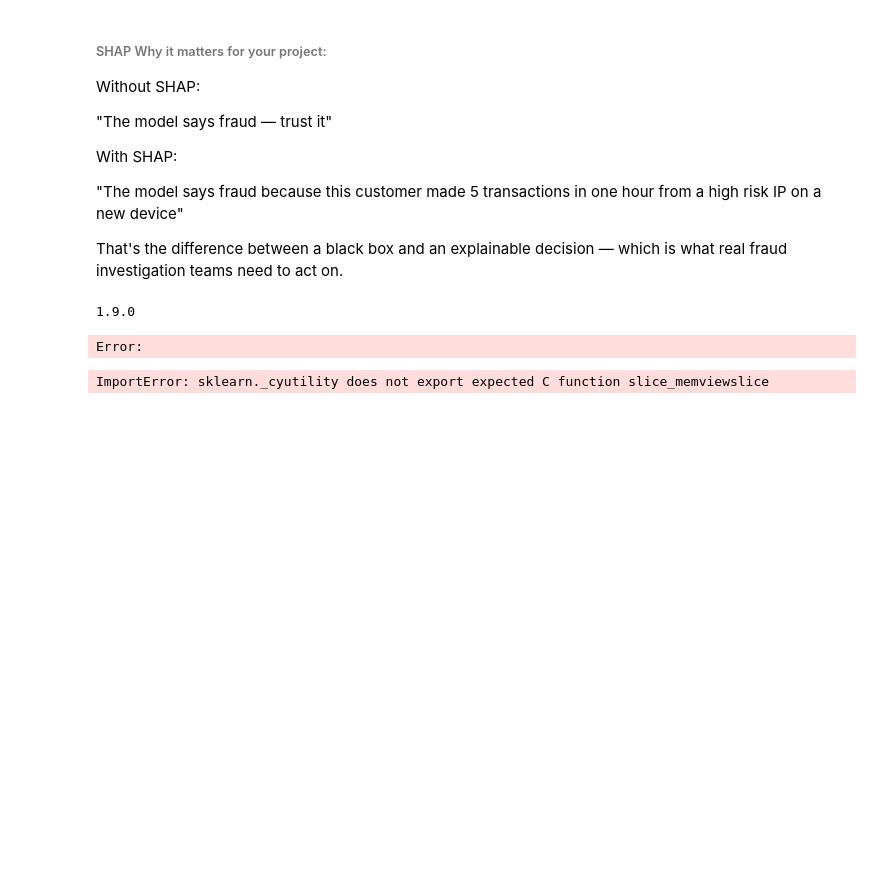
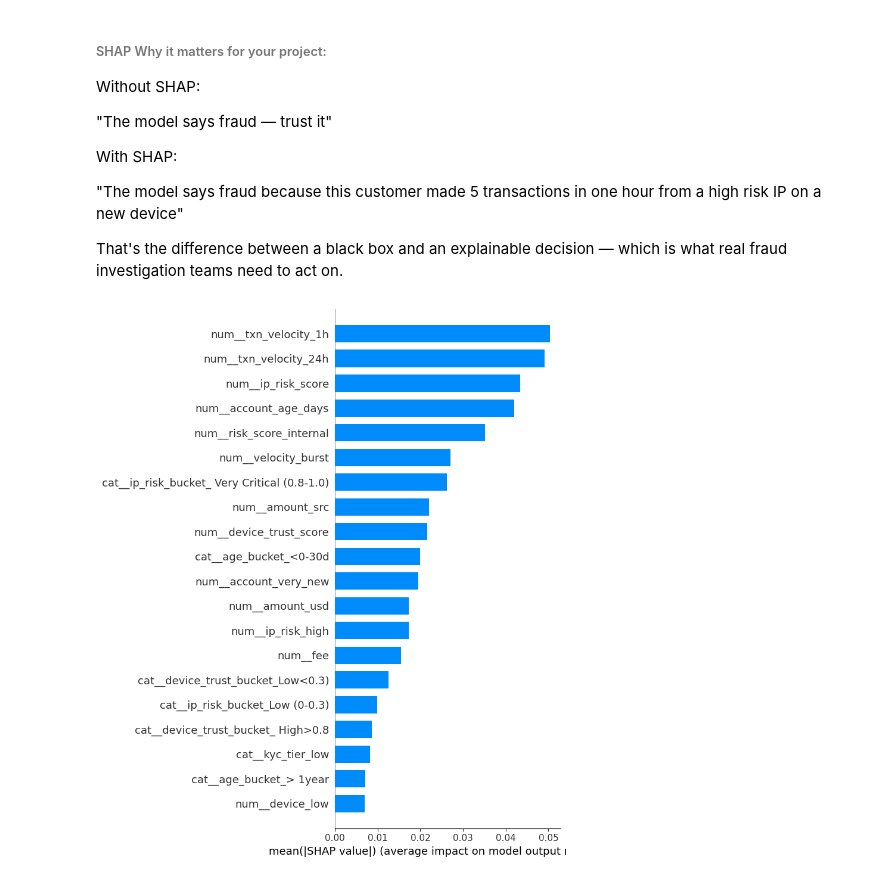
Before and after one commit to Opeyemi-io/Fraudulent-Transaction-Detection-for-Digital-Money-Transfer, a Jupyter notebook: notebook/model.ipynb, the cells around one changed output. Drawn from its saved outputs; the diff is of its cells as text; code cells hidden in the pictures; blank space fills up the shorter version.

```diff
--- a/notebook/model.ipynb
+++ b/notebook/model.ipynb
@@ -6,6 +6,15 @@ import seaborn as sns
 # %%
 df = pd.read_csv(r'C:\Users\Opeyemi\OneDrive - UNC Kenan-Flagler Business School\Desktop\Data Science\Fraudulent-Transaction-Detection-for-Digital-Money-Transfer/data/cleaned_transactionsV1.csv')
 # %%
+# Convert to datetime first
+df['timestamp'] = pd.to_datetime(df['timestamp'])
+
+# Extract timestamp features
+df['hour_of_day'] = df['timestamp'].dt.hour
+df['day_of_week'] = df['timestamp'].dt.dayofweek
+df['is_weekend'] = (df['day_of_week'] >= 5).astype(int)
+df['is_night']    = (df['timestamp'].dt.hour.between(0, 5)).astype(int)
+
 # split data chronologically
 df = df.sort_values('timestamp').reset_index(drop=True)
 
@@ -246,15 +266,22 @@ With SHAP:
 "The model says fraud because this customer made 5 transactions in one hour from a high risk IP on a new device"
 
 That's the difference between a black box and an explainable decision — which is what real fraud investigation teams need to act on.
-# %%
-import sklearn
-print(sklearn.__version__)
-# %% [output]
-1.9.0
-Error:
 # %%
 import shap
 
 explainer = shap.TreeExplainer(rf_model)
+
+# calculate SHAP values for the test set
+# Think of it like a report card with explanations:
+x_test_sample =pd.DataFrame(
+x_test_processed[:200],
+columns = preprocessor.get_feature_names_out()
+)
+shap_values = explainer.shap_values(x_test_sample, check_additivity=False)
-# %% [output]
-ImportError: sklearn._cyutility does not export expected C function slice_memviewslice
+# %%
+# shap.summary_plot "Draw me a summary chart
+# >> From the SHAP values, give me all samples, all features, but only for class 1 (fraud)
+#>> make it a bar chart to show which features are most important in predicting fraud
+shap.summary_plot(shap_values[:, :, 1], x_test_sample, plot_type='bar')
+# %% [output]
+[figure, added]
```
Also changed, not shown: parts of 12 cells of this notebook.
